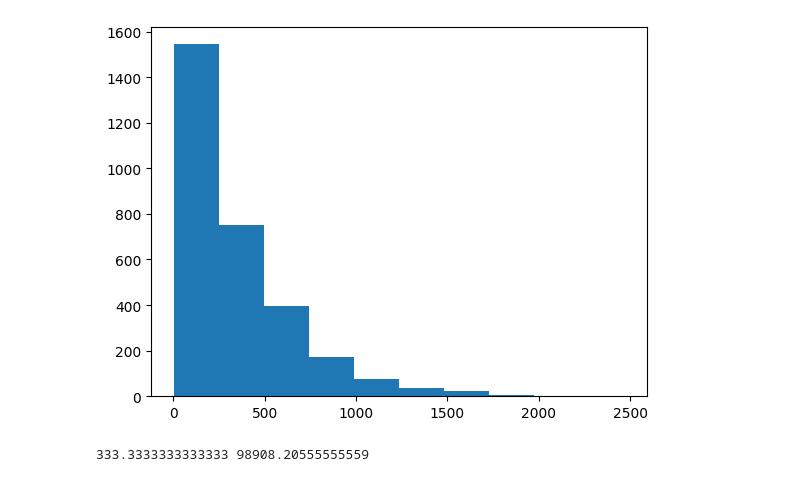
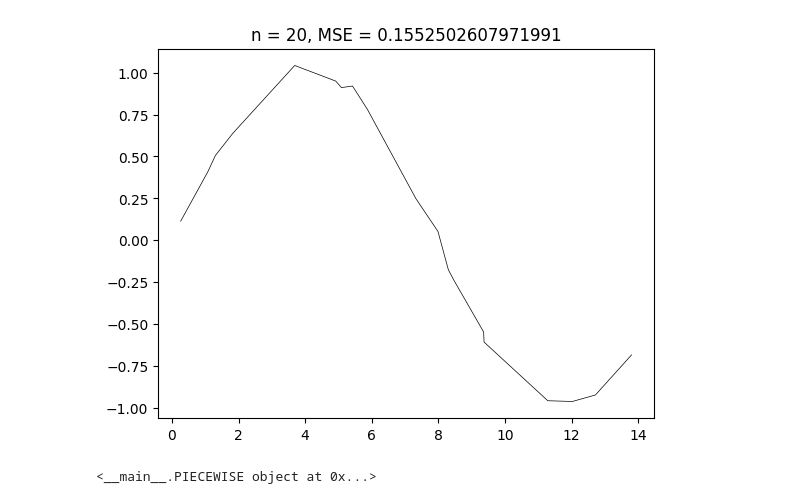
Before and after one commit to davebro1031/CS-506-Project, a Jupyter notebook: 1d_problem.ipynb, the cells around one changed output. Drawn from its saved outputs; the diff is of its cells as text; code cells hidden in the pictures.

```diff
--- a/1d_problem.ipynb
+++ b/1d_problem.ipynb
@@ -11,34 +11,8 @@ T = 15
 def signal(x):
     return np.sin(omega*x)
 
-#true signal
-xt = np.linspace(0,T,1000)
-yt = signal(xt)
-
 #sample signal
 def sample(signal, num):
     xs = np.sort(15*np.random.rand(num))
     ys = signal(xs)+0.05*np.random.randn(num)
-
     return xs,ys
-
-def MSE(x,y,signal):
-    total = 0
-    for i in range(len(x)-1):
-        m = (y[i+1]-y[i])/(x[i+1] - x[i])
-        b = y[i]-m*x[i]
-        curr, curre = quad( lambda t: (signal(t) - (m*t+b))**2, x[i], x[i+1])
-        total+= curr
-    return (100*total/(x[-1]-x[0]))
-
-
-
-for num in [10, 20, 70, 500, 5000]:
-    xs,ys = sample(signal, num)
-    mse = MSE(xs, ys, signal)
-
-    plt.title(f'n = {num}, MSE = {mse}')
-    plt.scatter(xs,ys,s=10)
-    plt.plot(xs,ys)
-    plt.plot(xt,yt)
-    plt.show()
@@ -120,22 +19 @@ plt.show()
-# %%
-# this turns out to be DOODOO
-# because we get a ton of tiny clusters and a handful of big ones
-# see histogram of clustrer sizes below OR the example graph above
-n = 5000
-k = 15
-trials = 200
-
-sizes = []
-for i in range(trials):
-    xs, ys = sample(signal, n)
-    clusters = kCluster(xs, k)
-    for subset in clusters.subsets():
-        sizes.append(len(subset))
-
-plt.hist(sizes)
-plt.show()
-print(np.mean(sizes), np.var(sizes))
-# %% [output]
-[figure, removed]
-333.3333333333333 98908.20555555559
 # %%
@@ -142,0 +119,7 @@ class PIECEWISE
+# %%
+sample = SAMPLE(20,signal)
+sample.plot_signal()
+P = sample.cluster([0,5,7,11])
+# %% [output]
+[figure, added]
+<__main__.PIECEWISE object at 0x...>
```
Also changed, not shown: parts of 11 cells of this notebook.
